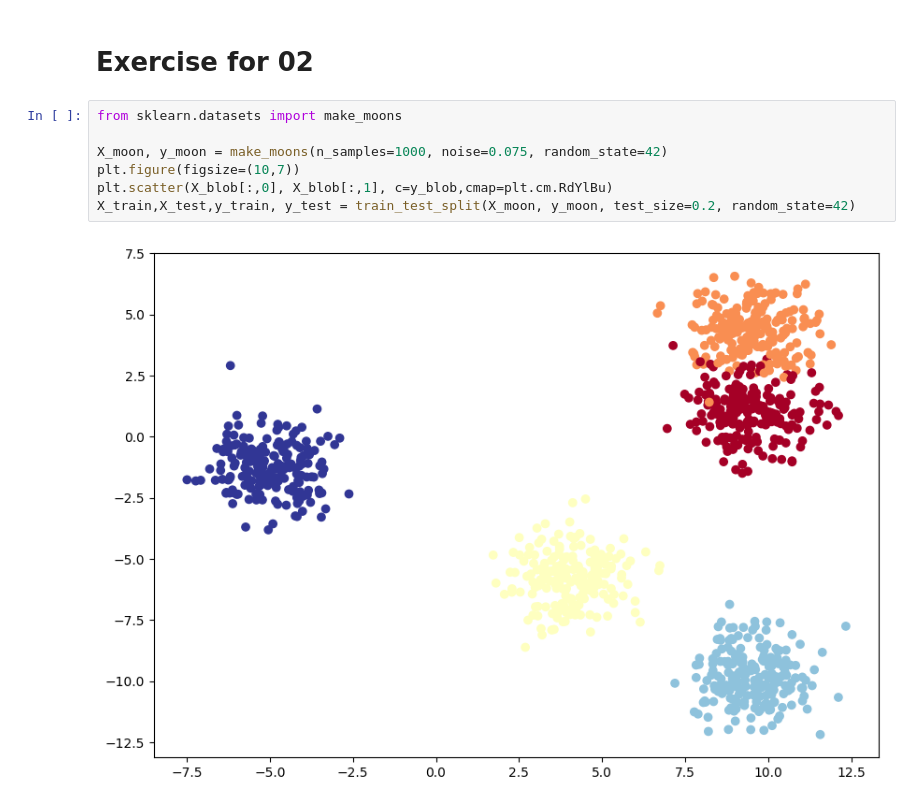
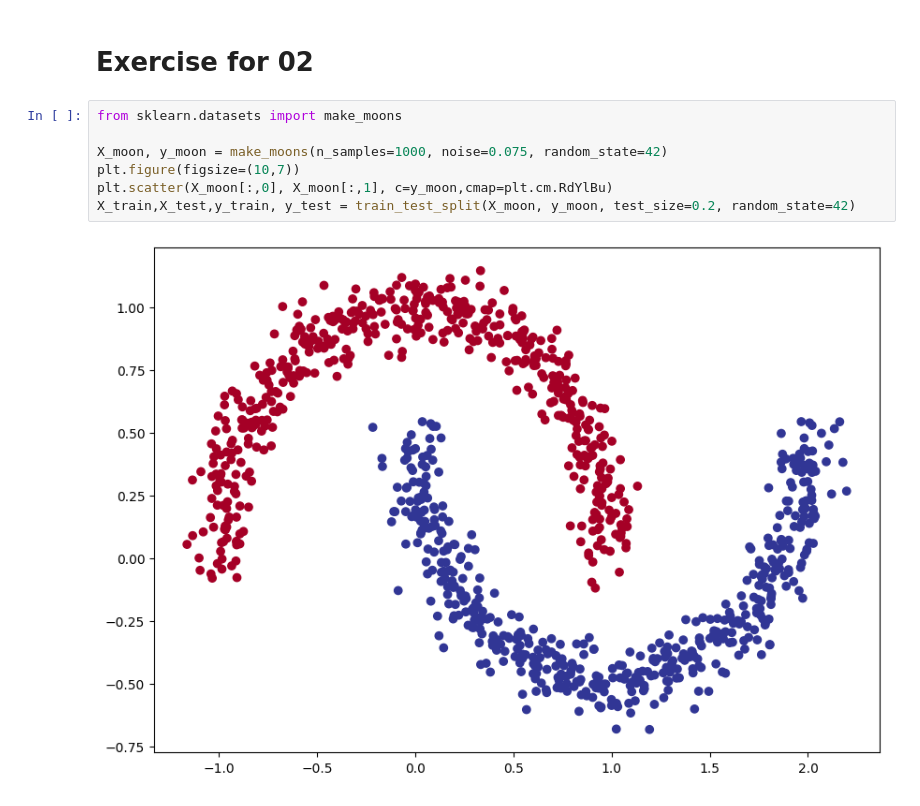
Before and after one commit to addidra/pytorch, a Jupyter notebook: 02_pytorch.ipynb, the cells around one changed output. Drawn from its saved outputs; the diff is of its cells as text.

```diff
--- a/02_pytorch.ipynb
+++ b/02_pytorch.ipynb
@@ -864,9 +864,9 @@ Requirement already satisfied: MarkupSafe>=2.0 in /usr/local/lib/python3.12/dist
 # %%
 from sklearn.datasets import make_moons
 
 X_moon, y_moon = make_moons(n_samples=1000, noise=0.075, random_state=42)
 plt.figure(figsize=(10,7))
-plt.scatter(X_blob[:,0], X_blob[:,1], c=y_blob,cmap=plt.cm.RdYlBu)
+plt.scatter(X_moon[:,0], X_moon[:,1], c=y_moon,cmap=plt.cm.RdYlBu)
 X_train,X_test,y_train, y_test = train_test_split(X_moon, y_moon, test_size=0.2, random_state=42)
 # %% [output]
-[figure, old version]
+[figure, new version]
```
Also changed, not shown: parts of 14 cells of this notebook.
